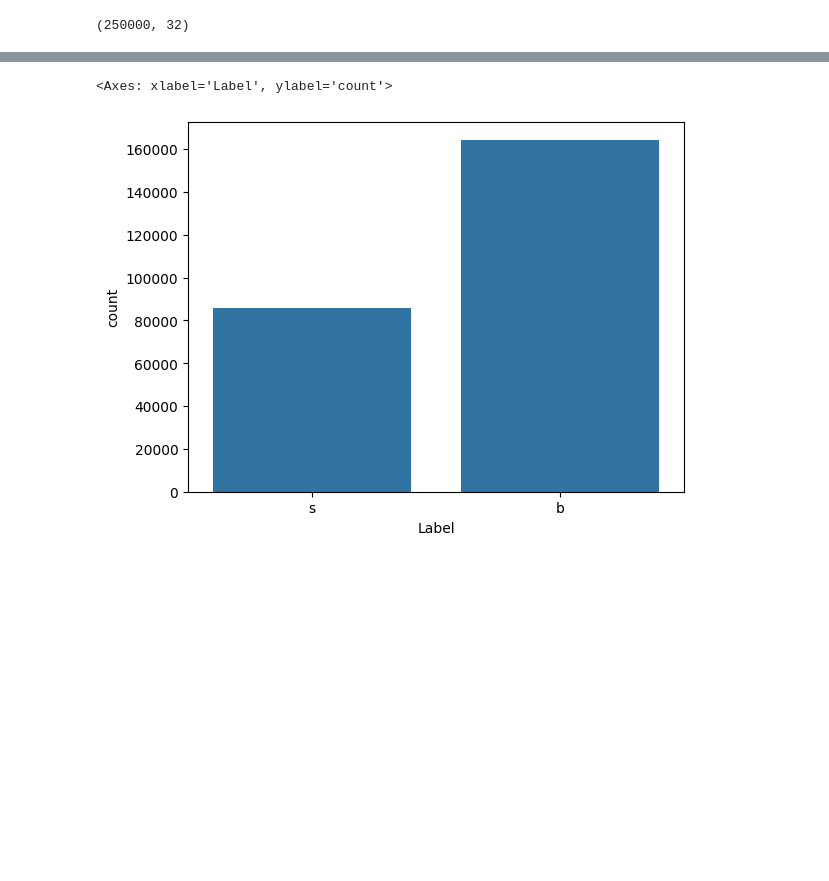
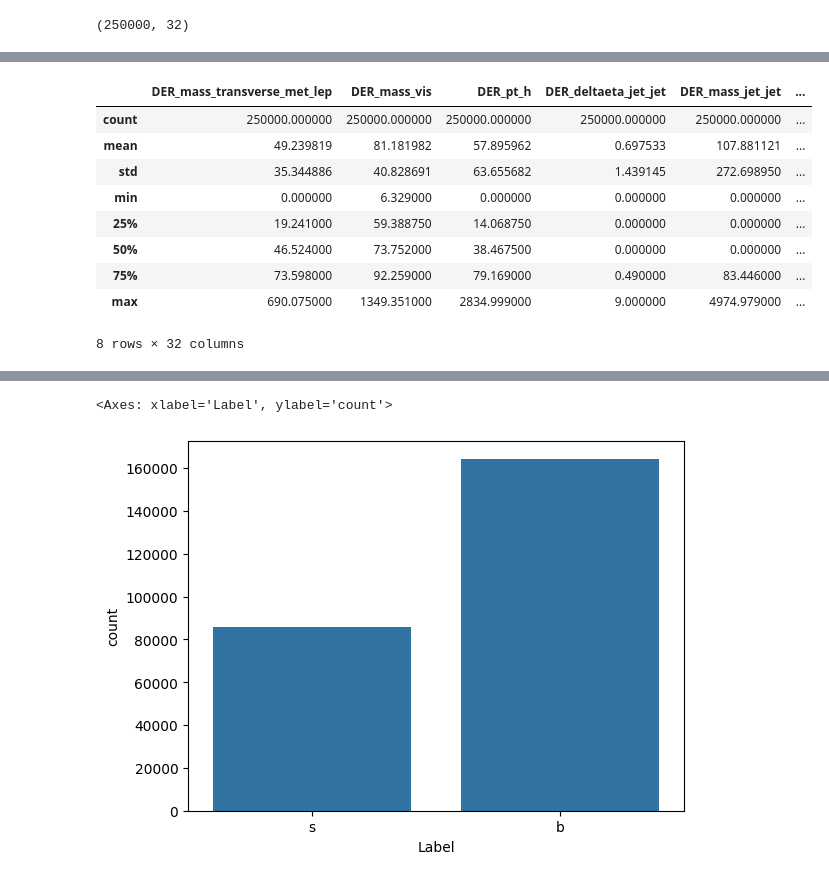
Before and after one commit to sudhirjangra/physics_exp_machine_learning, a Jupyter notebook: physics_exp_mL.ipynb, the cells around one changed output, grey strips where cells are left out. Saved outputs shown, nothing was run; the diff lists cells and outputs as text; code cells hidden in the pictures; blank space fills up the shorter version.

```diff
--- a/physics_exp_mL.ipynb
+++ b/physics_exp_mL.ipynb
@@ -175,0 +199,13 @@ df.sample(7)
+# %%
+df.describe()
+# %% [output]
+|  | DER_mass_transverse_met_lep | DER_mass_vis | DER_pt_h | DER_deltaeta_jet_jet | DER_mass_jet_jet | ... |
+| count | 250000.000000 | 250000.000000 | 250000.000000 | 250000.000000 | 250000.000000 | ... |
+| mean | 49.239819 | 81.181982 | 57.895962 | 0.697533 | 107.881121 | ... |
+| std | 35.344886 | 40.828691 | 63.655682 | 1.439145 | 272.698950 | ... |
+| min | 0.000000 | 6.329000 | 0.000000 | 0.000000 | 0.000000 | ... |
+| 25% | 19.241000 | 59.388750 | 14.068750 | 0.000000 | 0.000000 | ... |
+| 50% | 46.524000 | 73.752000 | 38.467500 | 0.000000 | 0.000000 | ... |
+| 75% | 73.598000 | 92.259000 | 79.169000 | 0.490000 | 83.446000 | ... |
+| max | 690.075000 | 1349.351000 | 2834.999000 | 9.000000 | 4974.979000 | ... |
+8 rows × 32 columns
```
Also changed, not shown: parts of 15 cells of this notebook.
